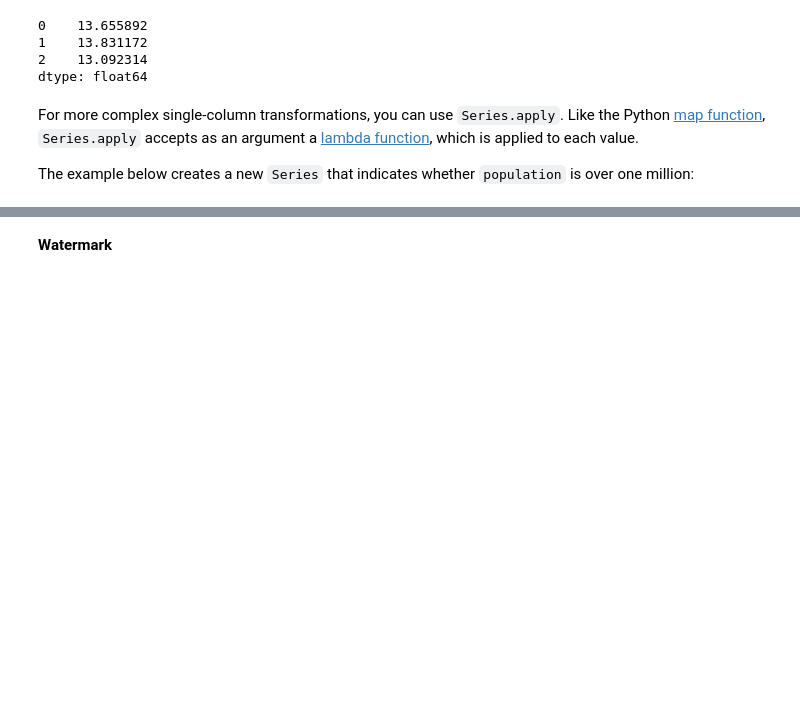
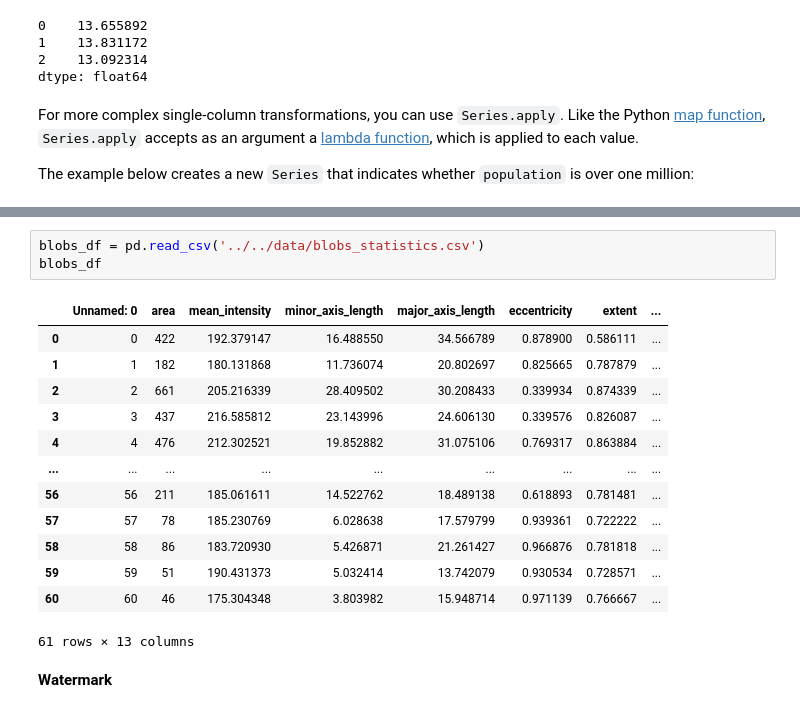
Before and after one commit to BiAPoL/PoL-BioImage-Analysis-TS-Early-Career-Track, a Jupyter notebook: docs/day2d_pandas_statistics/01_Pandas_Intro.ipynb, the cells around one changed output, grey strips where cells are left out. Saved outputs shown, nothing was run; the diff lists cells and outputs as text; blank space fills up the shorter version.

```diff
--- a/docs/day2d_pandas_statistics/01_Pandas_Intro.ipynb
+++ b/docs/day2d_pandas_statistics/01_Pandas_Intro.ipynb
@@ -235,3 +227,20 @@ d2Area=d1Area
+# %%
+blobs_df = pd.read_csv('../../data/blobs_statistics.csv')
+blobs_df
+# %% [output]
+|  | Unnamed: 0 | area | mean_intensity | minor_axis_length | major_axis_length | eccentricity | extent | ... |
+| 0 | 0 | 422 | 192.379147 | 16.488550 | 34.566789 | 0.878900 | 0.586111 | ... |
+| 1 | 1 | 182 | 180.131868 | 11.736074 | 20.802697 | 0.825665 | 0.787879 | ... |
+| 2 | 2 | 661 | 205.216339 | 28.409502 | 30.208433 | 0.339934 | 0.874339 | ... |
+| 3 | 3 | 437 | 216.585812 | 23.143996 | 24.606130 | 0.339576 | 0.826087 | ... |
+| 4 | 4 | 476 | 212.302521 | 19.852882 | 31.075106 | 0.769317 | 0.863884 | ... |
+| ... | ... | ... | ... | ... | ... | ... | ... | ... |
+| 56 | 56 | 211 | 185.061611 | 14.522762 | 18.489138 | 0.618893 | 0.781481 | ... |
+| 57 | 57 | 78 | 185.230769 | 6.028638 | 17.579799 | 0.939361 | 0.722222 | ... |
+| 58 | 58 | 86 | 183.720930 | 5.426871 | 21.261427 | 0.966876 | 0.781818 | ... |
+| 59 | 59 | 51 | 190.431373 | 5.032414 | 13.742079 | 0.930534 | 0.728571 | ... |
+| 60 | 60 | 46 | 175.304348 | 3.803982 | 15.948714 | 0.971139 | 0.766667 | ... |
+61 rows × 13 columns
 # %% [markdown]
 **Watermark**
 # %%
```
Also changed, not shown: parts of 41 cells of this notebook.
